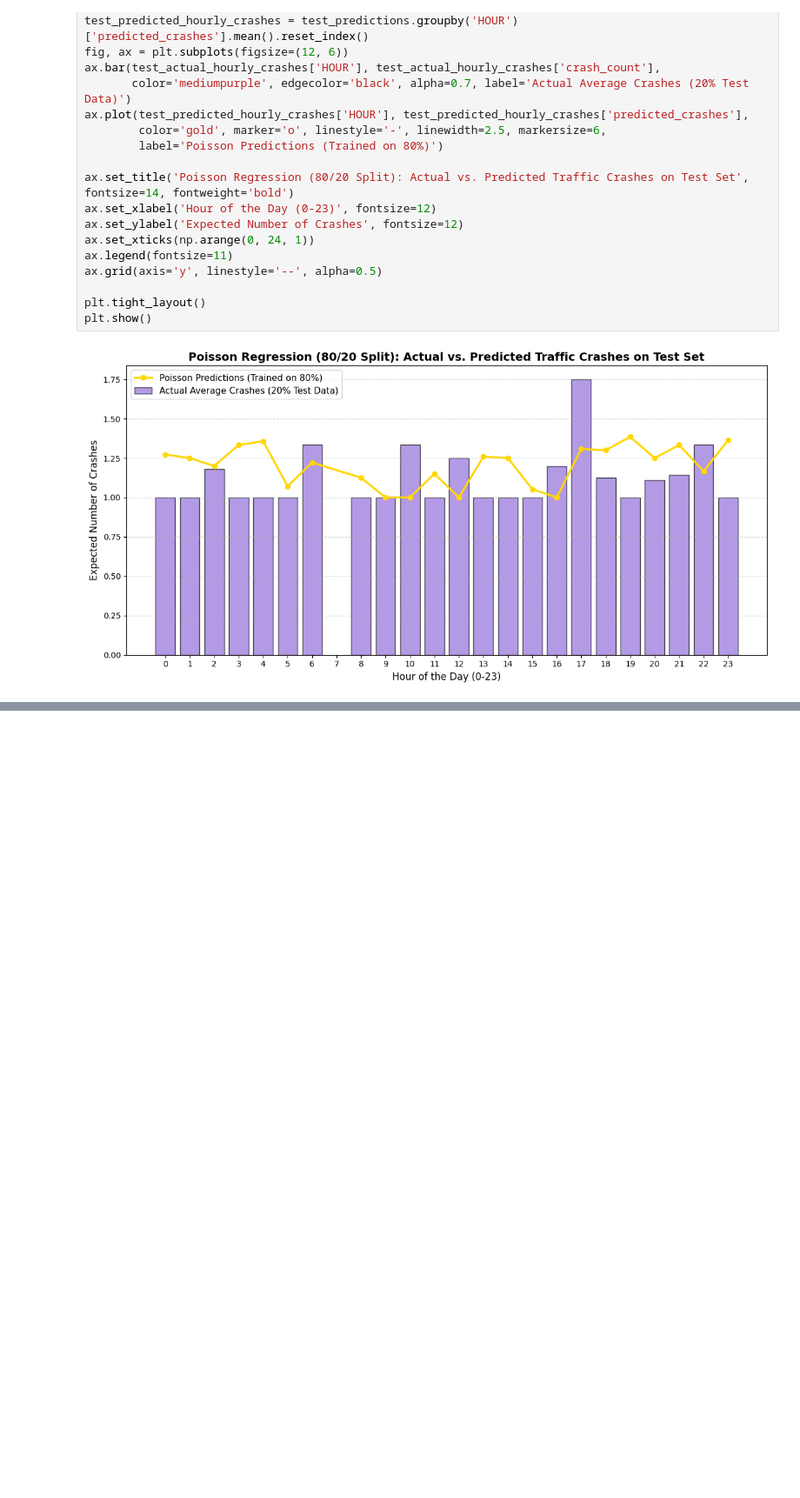
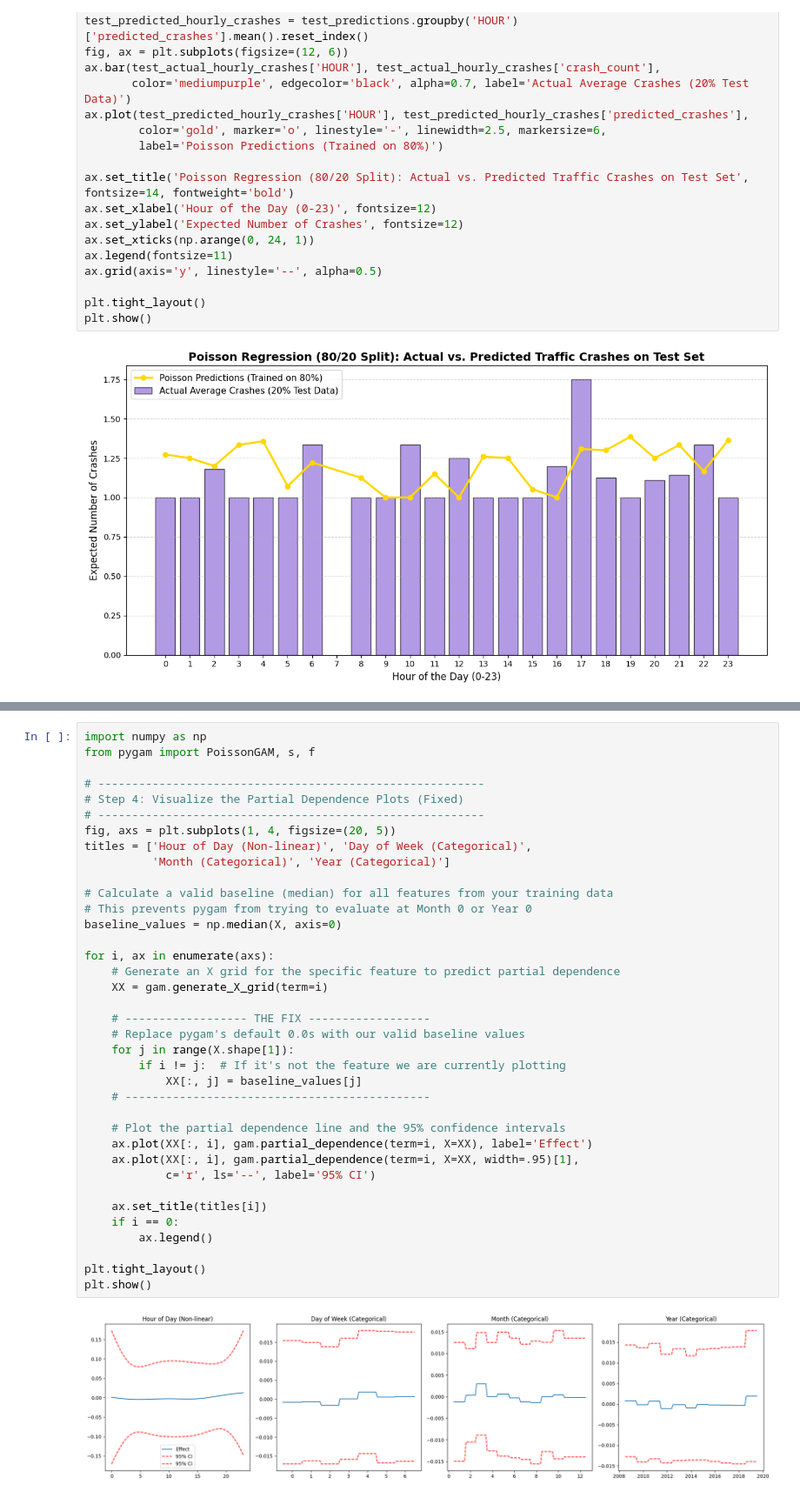
Before and after one commit to utexas-SDS-357/sds357-project-sp26-revolutionaries, a Jupyter notebook: janavi_case_studies_run.ipynb, the cells around one changed output, grey strips where cells are left out. Shown at 87% size. Saved outputs shown, nothing was run; the diff lists cells and outputs as text; blank space fills up the shorter version.

```diff
--- a/janavi_case_studies_run.ipynb
+++ b/janavi_case_studies_run.ipynb
@@ -310,0 +330,39 @@ plt.show()
+# %%
+import numpy as np
+from pygam import PoissonGAM, s, f
+
+# ---------------------------------------------------------
+# Step 4: Visualize the Partial Dependence Plots (Fixed)
+# ---------------------------------------------------------
+fig, axs = plt.subplots(1, 4, figsize=(20, 5))
+titles = ['Hour of Day (Non-linear)', 'Day of Week (Categorical)',
+          'Month (Categorical)', 'Year (Categorical)']
+
+# Calculate a valid baseline (median) for all features from your training data
+# This prevents pygam from trying to evaluate at Month 0 or Year 0
+baseline_values = np.median(X, axis=0)
+
+for i, ax in enumerate(axs):
+    # Generate an X grid for the specific feature to predict partial dependence
+    XX = gam.generate_X_grid(term=i)
+
+    # ------------------ THE FIX ------------------
+    # Replace pygam's default 0.0s with our valid baseline values
+    for j in range(X.shape[1]):
+        if i != j:  # If it's not the feature we are currently plotting
+            XX[:, j] = baseline_values[j]
+    # ---------------------------------------------
+
+    # Plot the partial dependence line and the 95% confidence intervals
+    ax.plot(XX[:, i], gam.partial_dependence(term=i, X=XX), label='Effect')
+    ax.plot(XX[:, i], gam.partial_dependence(term=i, X=XX, width=.95)[1],
+            c='r', ls='--', label='95% CI')
+
+    ax.set_title(titles[i])
+    if i == 0:
+        ax.legend()
+
+plt.tight_layout()
+plt.show()
+# %% [output]
+[figure, added]
```
Also changed, not shown: parts of 8 cells of this notebook.
